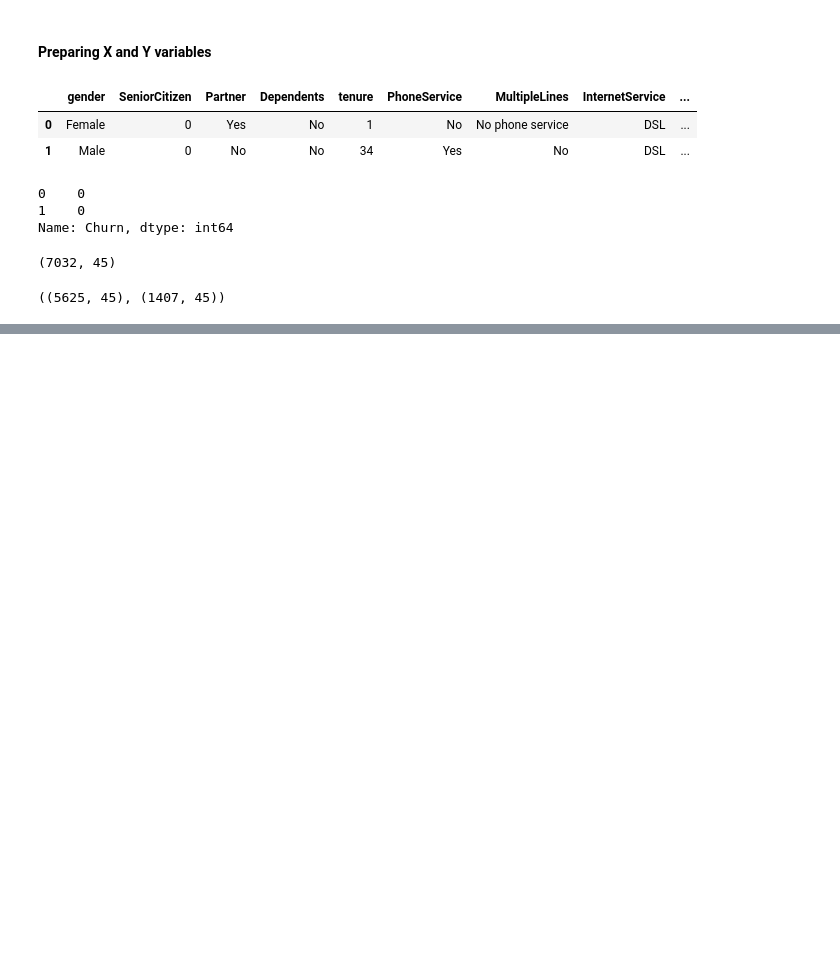
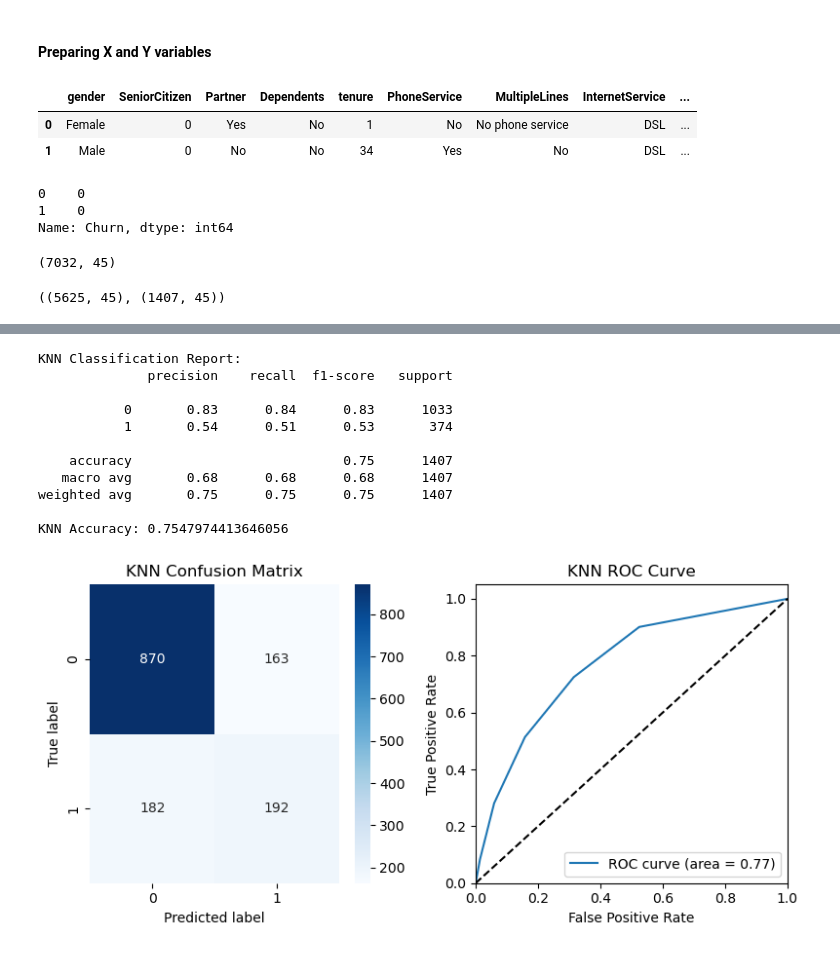
Before and after one commit to makina0928/Getting-started-with-ML, a Jupyter notebook: MODEL_TRAINING.ipynb, the cells around one changed output, grey strips where cells are left out. Cells and saved outputs as stored; diff of their text form; code cells hidden in the pictures; blank space fills up the shorter version.

```diff
--- a/MODEL_TRAINING.ipynb
+++ b/MODEL_TRAINING.ipynb
@@ -388,0 +194,57 @@ weighted avg       0.72      0.71      0.71      1407
+# %%
+from sklearn.neighbors import KNeighborsClassifier
+from sklearn.metrics import classification_report, roc_curve, auc
+
+knn = KNeighborsClassifier()
+knn.fit(X_train, y_train)
+y_pred_proba = knn.predict_proba(X_test)[:, 1]
+y_pred = knn.predict(X_test)
+
+# Compute precision, recall, and F1-score
+report = classification_report(y_test, y_pred)
+print("KNN Classification Report:")
+print(report)
+
+# Compute accuracy
+accuracy = accuracy_score(y_test, y_pred)
+print("KNN Accuracy:", accuracy)
+
+# Compute ROC curve
+fpr, tpr, thresholds = roc_curve(y_test, y_pred_proba)
+roc_auc = auc(fpr, tpr)
+
+# Plot confusion matrix and ROC curve side by side
+fig, axes = plt.subplots(1, 2, figsize=(8, 4))
+
+# Confusion matrix
+cm = confusion_matrix(y_test, y_pred)
+sns.heatmap(cm, annot=True, cmap="Blues", fmt="d", ax=axes[0])
+axes[0].set_title("KNN Confusion Matrix")
+axes[0].set_xlabel("Predicted label")
+axes[0].set_ylabel("True label")
+
+# ROC curve
+axes[1].plot(fpr, tpr, label='ROC curve (area = %0.2f)' % roc_auc)
+axes[1].plot([0, 1], [0, 1], 'k--')
+axes[1].set_xlim([0.0, 1.0])
+axes[1].set_ylim([0.0, 1.05])
+axes[1].set_xlabel('False Positive Rate')
+axes[1].set_ylabel('True Positive Rate')
+axes[1].set_title('KNN ROC Curve')
+axes[1].legend(loc="lower right")
+
+plt.tight_layout()
+plt.show()
+# %% [output]
+KNN Classification Report:
+              precision    recall  f1-score   support
+
+           0       0.83      0.84      0.83      1033
+           1       0.54      0.51      0.53       374
+
+    accuracy                           0.75      1407
+   macro avg       0.68      0.68      0.68      1407
+weighted avg       0.75      0.75      0.75      1407
+
+KNN Accuracy: 0.7547974413646056
+[figure, added]
```
Also changed, not shown: parts of 11 cells of this notebook, 4 other files.
